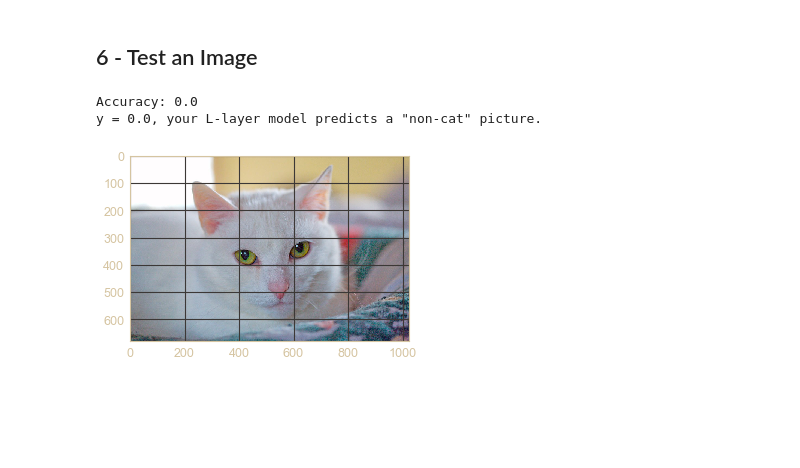
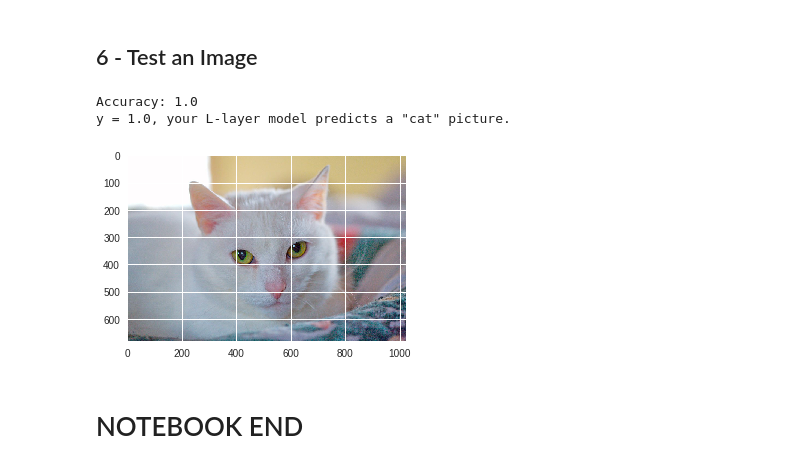
Before and after one commit to aakashchoubey/binary-image-classification-nn, a Jupyter notebook: cat-image-recognition.ipynb, the cells around one changed output. Saved outputs shown, nothing was run; the diff lists cells and outputs as text; code cells hidden in the pictures; blank space fills up the shorter version.

```diff
--- a/cat-image-recognition.ipynb
+++ b/cat-image-recognition.ipynb
@@ -420,2 +607,7 @@ Cost after iteration 300: 0.435150
 # %% [markdown]
 ## 5 - Result Analysis
+# %%
+# Loading the best model
+parameters = np.load('models/nn-4layer-e2500.npy')
+# %%
+parameters = parameters.item()
@@ -481,19 +741,21 @@ print_mislabeled_images(classes, test_x, test_y, pred_test)
 # %%
 # I used parameters from 4-Layered model to run this
 my_image = "my_image.jpg"   # change this to the name of your image file
 my_label_y = [1]            # the true class of your image (1 -> cat, 0 -> non-cat)
 
 fname = "images/" + my_image
 # image = np.array(plt.imread(fname))
-image = np.array(ndimage.imread(fname, flatten=False))
+image = np.array(imageio.imread(fname))
 # my_image = skimage.transform.resize(image, output_shape=(num_px,num_px)).reshape((num_px*num_px*3,1))
 my_image = scipy.misc.imresize(image, size=(num_px,num_px)).reshape((num_px*num_px*3,1))
 my_image = my_image/255.
 my_predicted_image = predict(my_image, my_label_y, parameters)
 
 plt.imshow(image)
 print ("y = " + str(np.squeeze(my_predicted_image)) + ", your L-layer model predicts a \"" + classes[int(np.squeeze(my_predicted_image)),].decode("utf-8") +  "\" picture.")
 # %% [output]
-Accuracy: 0.0
-y = 0.0, your L-layer model predicts a "non-cat" picture.
+Accuracy: 1.0
+y = 1.0, your L-layer model predicts a "cat" picture.
-[figure, old version]
+[figure, new version]
+# %% [markdown]
+# NOTEBOOK END
```
Also changed, not shown: parts of 46 cells of this notebook, 10 other files.
